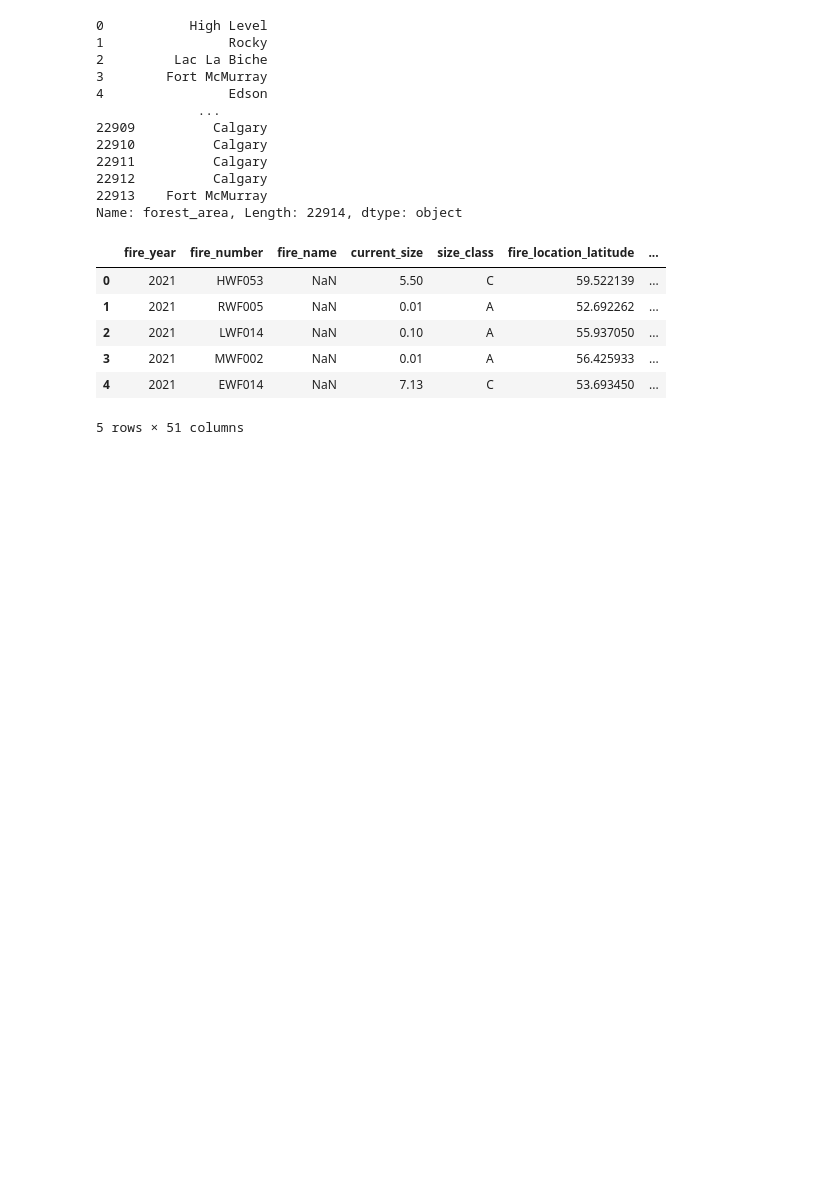
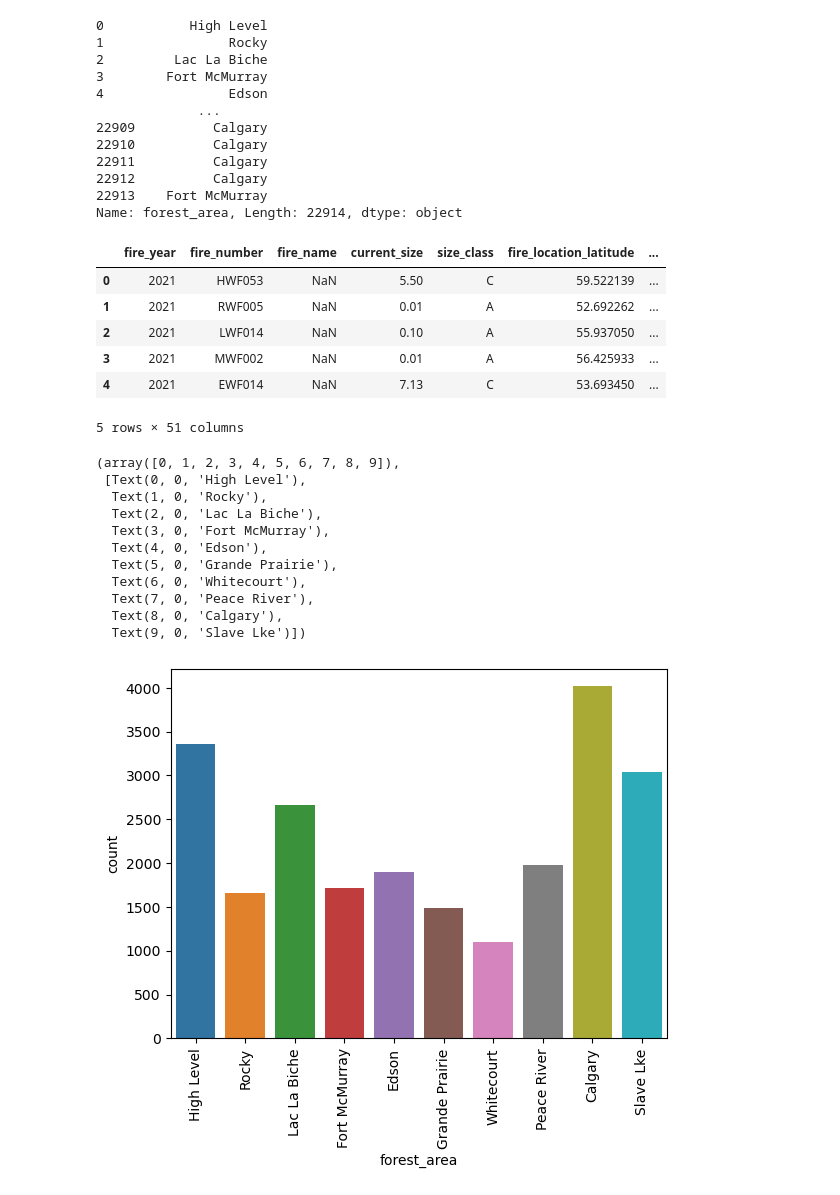
Before and after one commit to moazk17/CxC-Hackathon--EY-Wildfires-Challenge, a Jupyter notebook: challenge/Wildfires.ipynb, the cells around one changed output. Cells and saved outputs as stored; diff of their text form; code cells hidden in the pictures; blank space fills up the shorter version.

Commit message:
CLeaned up EDA and added new notebook for dataset with only needed graphs and analysis

```diff
--- a/challenge/Wildfires.ipynb
+++ b/challenge/Wildfires.ipynb
@@ -149,3 +149,19 @@ df.head()
 | 3 | 2021 | MWF002 | NaN | 0.01 | A | 56.425933 | ... |
 | 4 | 2021 | EWF014 | NaN | 7.13 | C | 53.693450 | ... |
 5 rows × 51 columns
+# %%
+sns.countplot(data=df, x='forest_area')
+plt.xticks(rotation=90)
+# %% [output]
+(array([0, 1, 2, 3, 4, 5, 6, 7, 8, 9]),
+ [Text(0, 0, 'High Level'),
+  Text(1, 0, 'Rocky'),
+  Text(2, 0, 'Lac La Biche'),
+  Text(3, 0, 'Fort McMurray'),
+  Text(4, 0, 'Edson'),
+  Text(5, 0, 'Grande Prairie'),
+  Text(6, 0, 'Whitecourt'),
+  Text(7, 0, 'Peace River'),
+  Text(8, 0, 'Calgary'),
+  Text(9, 0, 'Slave Lke')])
+[figure, added]
```
Also changed, not shown: parts of 31 cells of this notebook, 1 other file.
